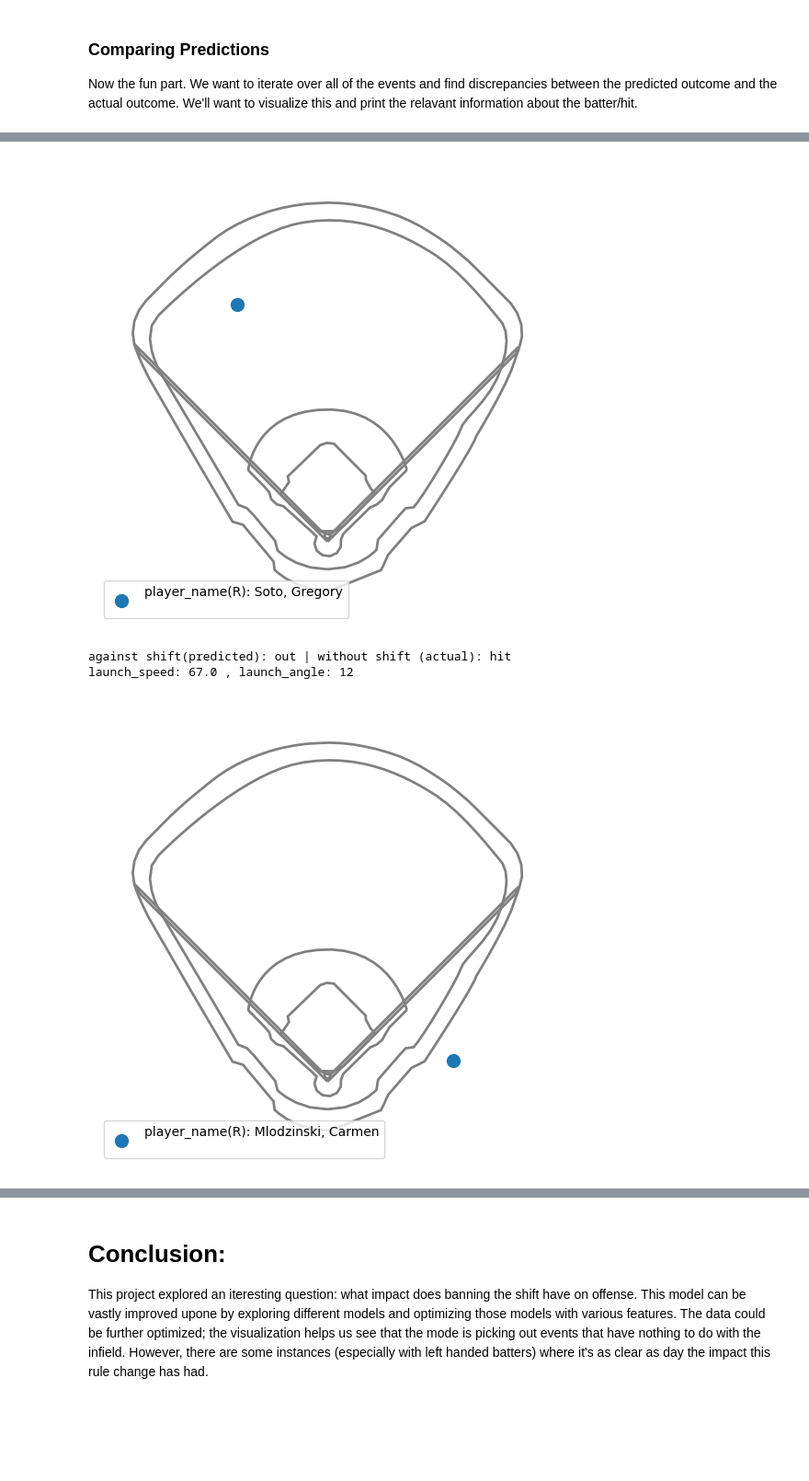
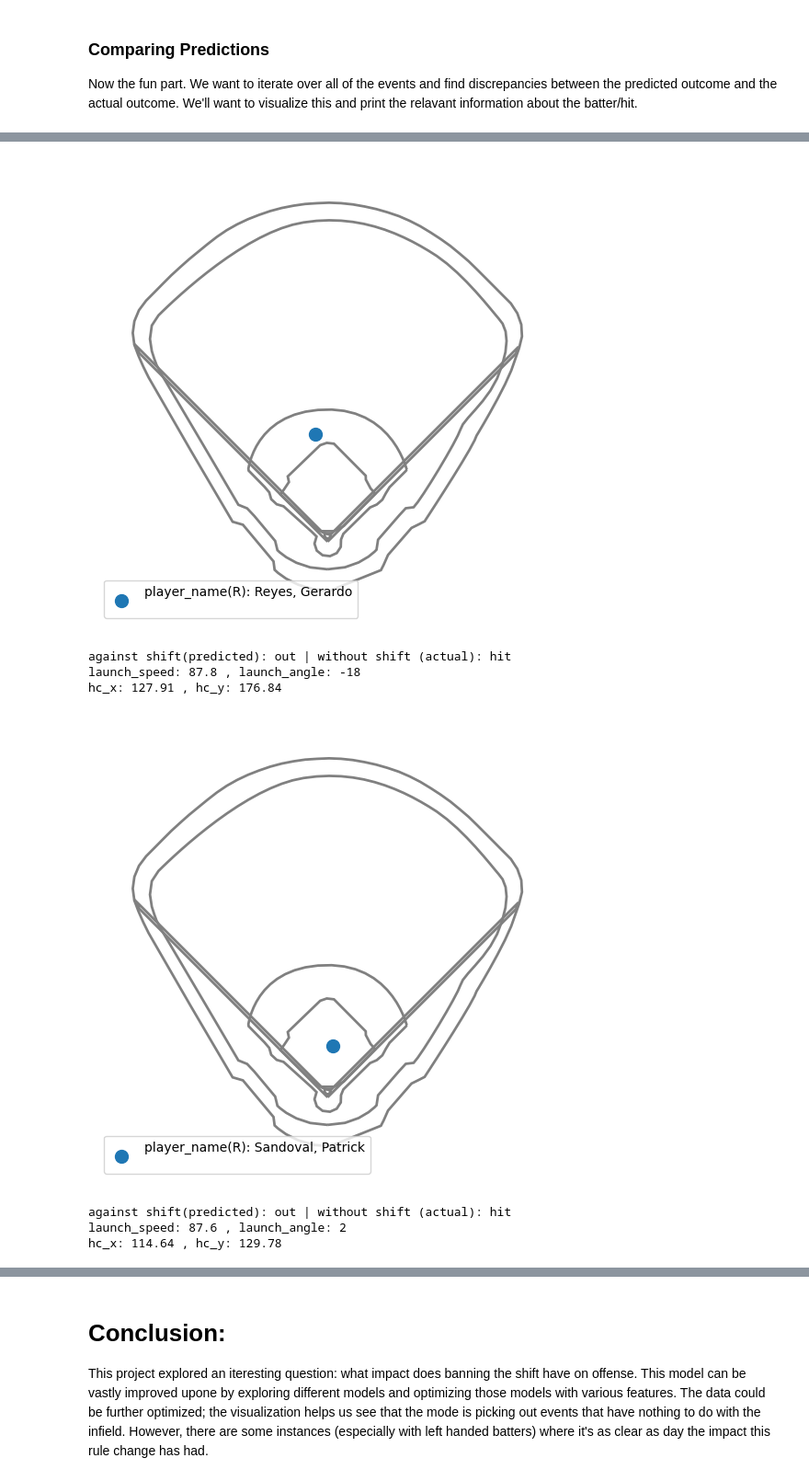
Before and after one commit to brianbrown17/no-shift-sherlock, a Jupyter notebook: no-shift-sherlock-notebook.ipynb, the cells around one changed output, grey strips where cells are left out. Shown at 92% size. Saved outputs shown, nothing was run; the diff lists cells and outputs as text; code cells hidden in the pictures; blank space fills up the shorter version.

```diff
--- a/no-shift-sherlock-notebook.ipynb
+++ b/no-shift-sherlock-notebook.ipynb
@@ -60,8 +60,8 @@ def filter_columns(df):
     # Drop events where exit_velocy <65 or null (intention is to filter out bunted balls)
     df = df.loc[df['launch_speed'] >= 65]
 
-    # Drop events that were not batted to the infield (popup is a fly ball to the infield)
-    valid_bb_type = ['ground_ball', 'line_drive', 'pop-up']
+    # Drop events that were not ground balls batted to the infield
+    valid_bb_type = ['ground_ball']
     df = df.loc[df['bb_type'].isin(valid_bb_type)]
 
     # Drop events that did not produce a hit/out (e.g. pickoffs, wild pitches, etc.)
@@ -183,4 +183,4 @@ serialize_model(best_rf, X_train.columns)
 # In practice: Evaluating Predictions Against a Day's Worth of Hit Data
 Let's put this model into practice by making some predictions against real game events. We'll do this by pulling a day's worth of statcase data.
 # %%
-yesterday_df = statcast(verbose=False)
+yesterday_df = statcast(start_dt="2023-07-26", end_dt="2023-07-27", verbose=False)
@@ -245,10 +241,11 @@ def is_out_str(is_out):
     return 'hit'
 
 
-def pred_actual_discrepancy(prediction, is_out):
-    if prediction != is_out:
-        return True
-    return False
+def pred_actual_discrepancy(pred, actual):
+    if type(pred) != int or type(actual) != np.int64:
+        return False
+    return pred == 1 and actual == 0
+
 
 limit = 10
 count = 0
@@ -257,13 +254,16 @@ for index, row in yesterday_X.iterrows():
     pred = row['is_out_pred']
     actual = yd_row['is_out']
 
+    # check for scenario where batter would have been out against the shift, but was safe against standard infield
     if pred_actual_discrepancy(pred, actual):
         event_info = "player_name(%s): %s\n" % (yd_row['stand'], yd_row['player_name'])
         print("against shift(predicted):",is_out_str(pred),"|","without shift (actual):",is_out_str(actual))
         print("launch_speed:",row['launch_speed'],",","launch_angle:",row['launch_angle'])
-        plot_hit(yd_row['hc_x'], yd_row['hc_x'], event_info)
+        print("hc_x:",yd_row['hc_x'],",","hc_y:",yd_row['hc_y'])
+        plot_hit(hc_x=yd_row['hc_x'], hc_y=yd_row['hc_y'], event_name=event_info)
+        count += 1
+
     # break the loop if limit is reached
-    count += 1
     if count == limit:
         break
 # %% [output]
@@ -278,4 +281,8 @@ launch_speed: 105.9 , launch_angle: 15
-[figure, old version]
+[figure, new version]
 against shift(predicted): out | without shift (actual): hit
-launch_speed: 67.0 , launch_angle: 12
+launch_speed: 87.8 , launch_angle: -18
+hc_x: 127.91 , hc_y: 176.84
-[figure, old version]
+[figure, new version]
+against shift(predicted): out | without shift (actual): hit
+launch_speed: 87.6 , launch_angle: 2
+hc_x: 114.64 , hc_y: 129.78
```
Also changed, not shown: parts of 5 cells of this notebook, 1 other file.
